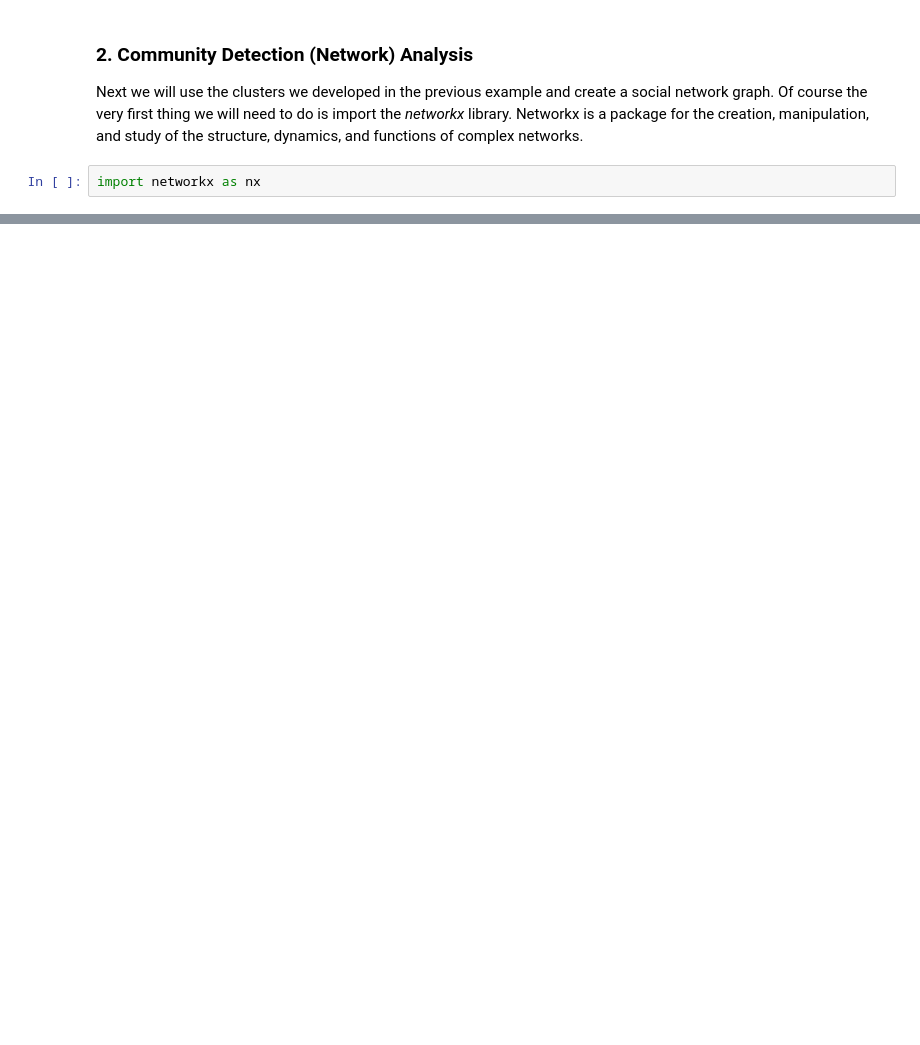
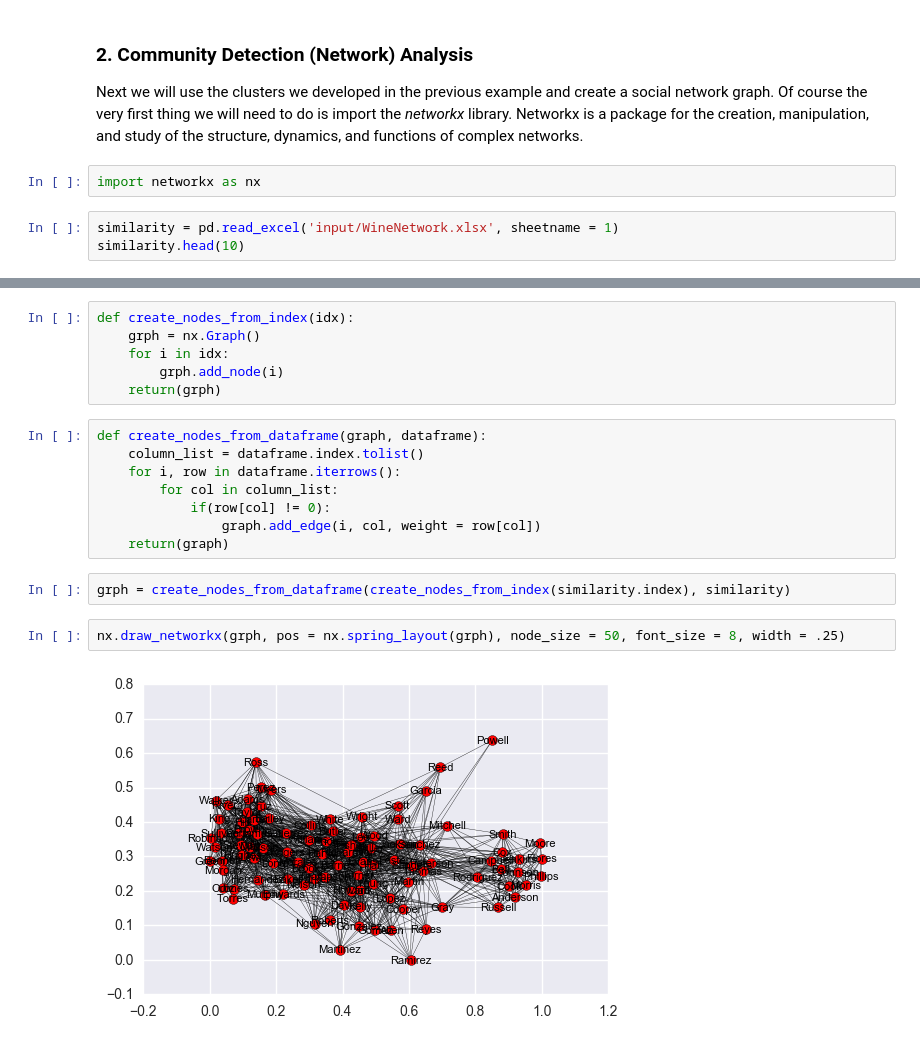
Before and after one commit to davidkrauza/business-analytics, a Jupyter notebook: unit-06/python/Unit-06-python-unit-04.ipynb, the cells around one changed output, grey strips where cells are left out. Drawn from its saved outputs; the diff is of its cells as text; blank space fills up the shorter version.

Commit message:
Added network analysis example to lab

```diff
--- a/unit-06/python/Unit-06-python-unit-04.ipynb
+++ b/unit-06/python/Unit-06-python-unit-04.ipynb
@@ -124,3 +133,6 @@ Finally we use the seaborn graphing library to create a scatter plot of the clus
 Next we will use the clusters we developed in the previous example and create a social network graph. Of course the very first thing we will need to do is import the *networkx* library. Networkx is a package for the creation, manipulation, and study of the structure, dynamics, and functions of complex networks.
 # %%
 import networkx as nx
+# %%
+similarity = pd.read_excel('input/WineNetwork.xlsx', sheetname = 1)
+similarity.head(10)
@@ -126,0 +152,20 @@ import networkx as nx
+# %%
+def create_nodes_from_index(idx):
+    grph = nx.Graph()
+    for i in idx:
+        grph.add_node(i)
+    return(grph)
+# %%
+def create_nodes_from_dataframe(graph, dataframe):
+    column_list = dataframe.index.tolist()
+    for i, row in dataframe.iterrows():
+        for col in column_list:
+            if(row[col] != 0):
+                graph.add_edge(i, col, weight = row[col])
+    return(graph)
+# %%
+grph = create_nodes_from_dataframe(create_nodes_from_index(similarity.index), similarity)
+# %%
+nx.draw_networkx(grph, pos = nx.spring_layout(grph), node_size = 50, font_size = 8, width = .25)
+# %% [output]
+[figure, added]
```
Also changed, not shown: parts of 11 cells of this notebook.
